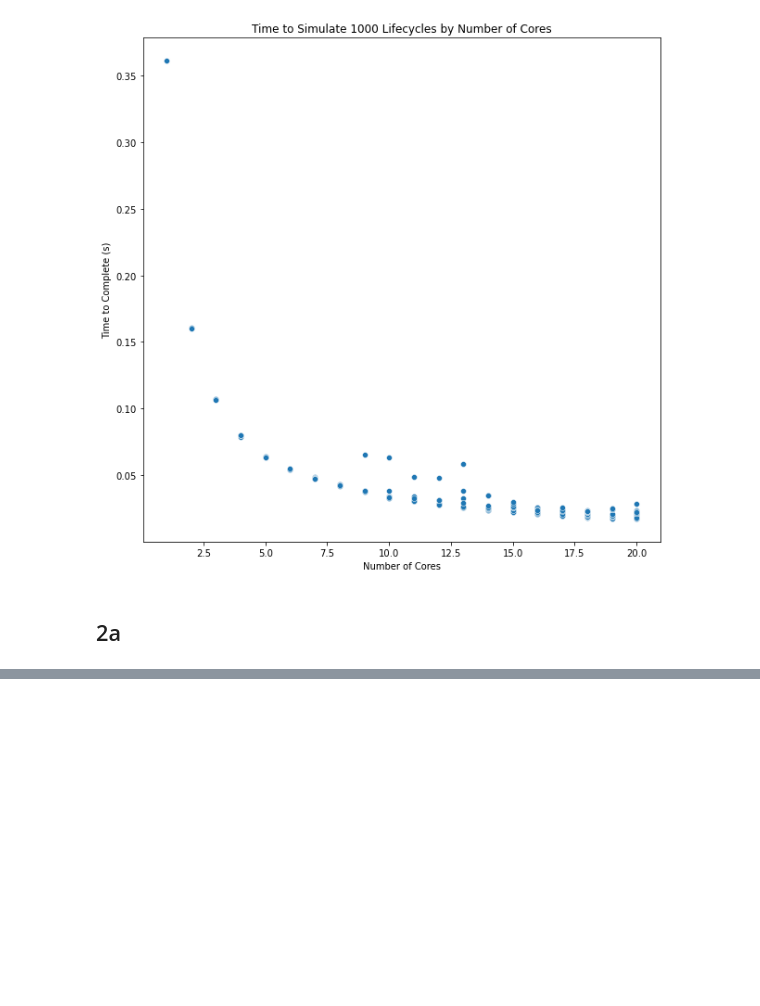
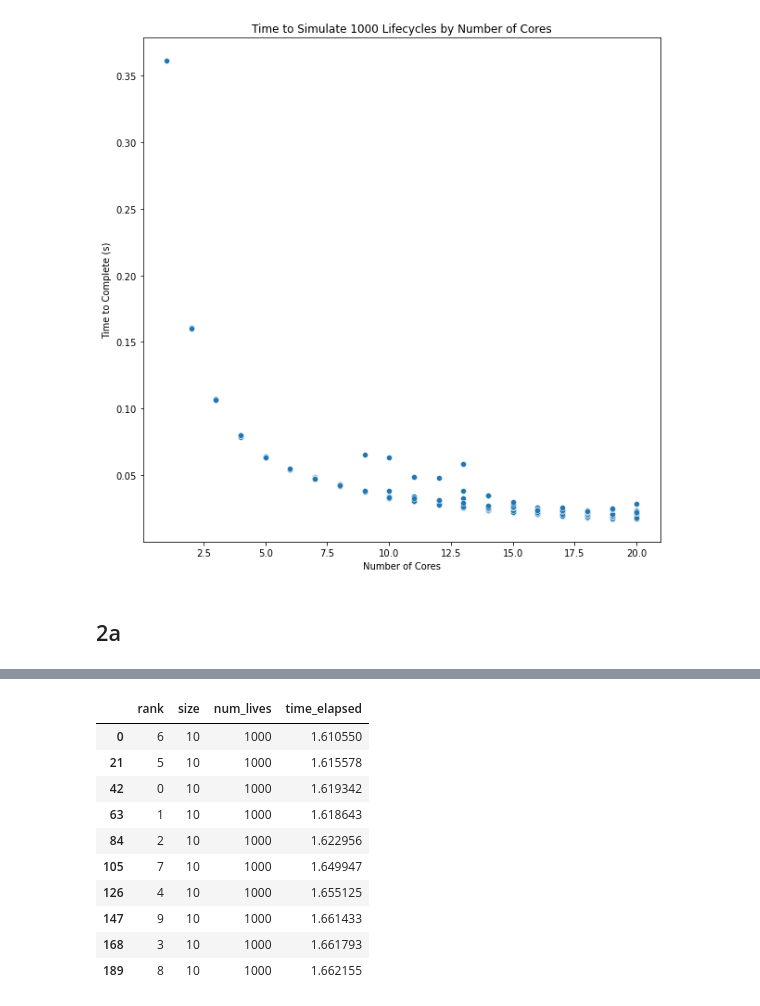
Before and after one commit to natalie-ayers/assignment-1-large-scale, a Jupyter notebook: assignment_1_assoc_tasks.ipynb, the cells around one changed output, grey strips where cells are left out. Drawn from its saved outputs; the diff is of its cells as text; code cells hidden in the pictures; blank space fills up the shorter version.

```diff
--- a/assignment_1_assoc_tasks.ipynb
+++ b/assignment_1_assoc_tasks.ipynb
@@ -31,0 +103,14 @@ rho_sims = pd.read_csv('mpi_rho_tests_numbacc.out', sep=' ', names=['rank','size
+# %%
+core_details
+# %% [output]
+|  | rank | size | num_lives | time_elapsed |
+| 0 | 6 | 10 | 1000 | 1.610550 |
+| 21 | 5 | 10 | 1000 | 1.615578 |
+| 42 | 0 | 10 | 1000 | 1.619342 |
+| 63 | 1 | 10 | 1000 | 1.618643 |
+| 84 | 2 | 10 | 1000 | 1.622956 |
+| 105 | 7 | 10 | 1000 | 1.649947 |
+| 126 | 4 | 10 | 1000 | 1.655125 |
+| 147 | 9 | 10 | 1000 | 1.661433 |
+| 168 | 3 | 10 | 1000 | 1.661793 |
+| 189 | 8 | 10 | 1000 | 1.662155 |
```
Also changed, not shown: parts of 9 cells of this notebook, 4 other files.
